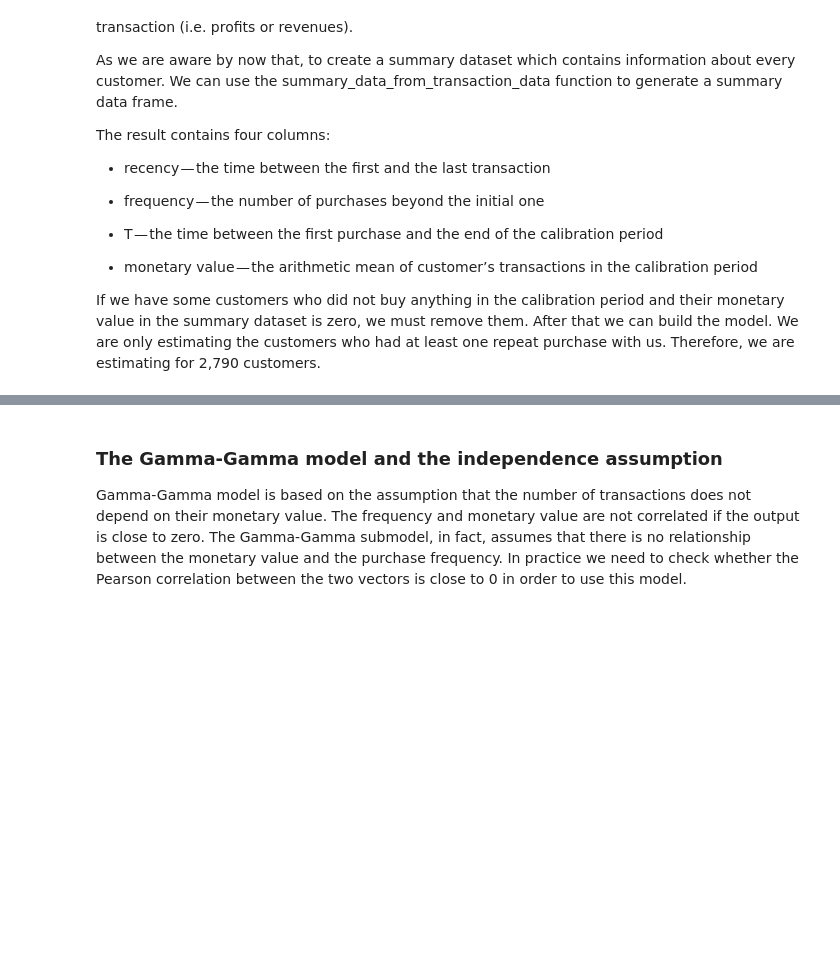
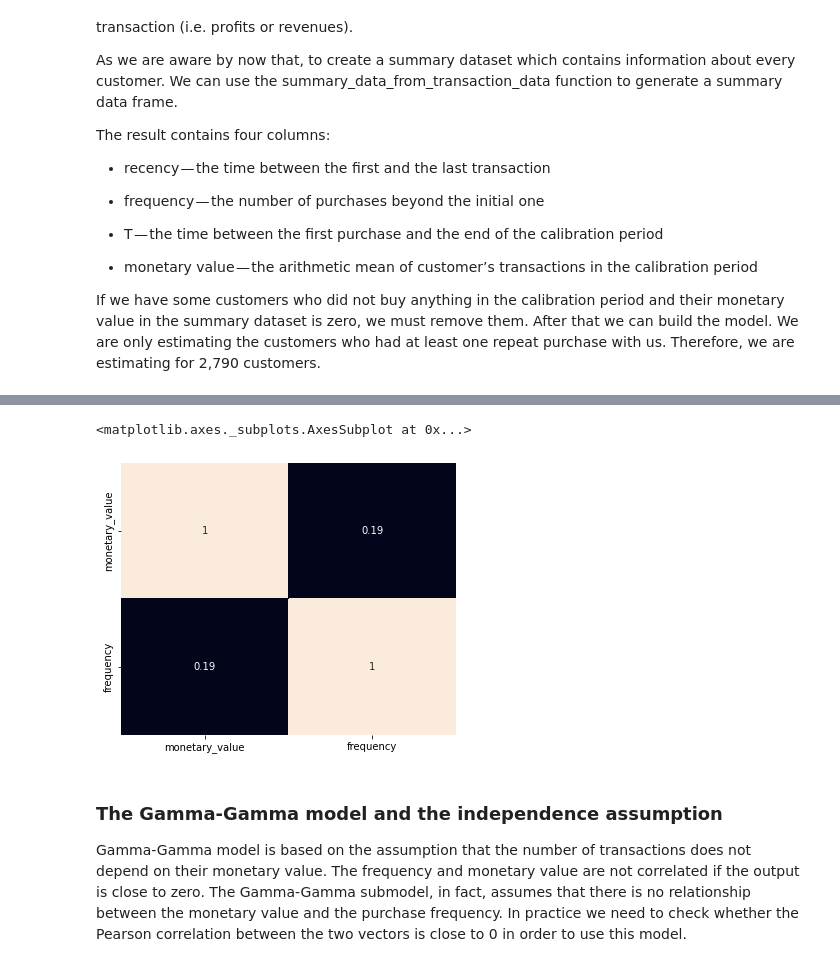
Before and after one commit to mahapara2411/devopsgit, a Jupyter notebook: CLTV.ipynb, the cells around one changed output, grey strips where cells are left out. Cells and saved outputs as stored; diff of their text form; code cells hidden in the pictures; blank space fills up the shorter version.

```diff
--- a/CLTV.ipynb
+++ b/CLTV.ipynb
@@ -779,9 +829,10 @@ bgf.fit(summary['frequency'], summary['recency'], summary['T'])
 ### More model fitting
 With transactional data, we can partition the dataset into a calibration period dataset and a holdout dataset. This is important as we want to test how our model performs on data not yet seen (think cross-validation in standard machine learning literature).
 # %%
+#dividing our dataset into training & holdout
 from lifetimes.utils import calibration_and_holdout_data
 pd.get_option("display.max_columns")
 summary_cal_holdout = calibration_and_holdout_data(data, 'CustomerID', 'InvoiceDate',
-                                        calibration_period_end='2011-06-08',
-                                        observation_period_end='2011-12-9' )
+                                        calibration_period_end='2021-06-08',
+                                        observation_period_end='2021-12-9' )
 print(summary_cal_holdout.head())
@@ -851,3 +953,9 @@ summary[['monetary_value', 'frequency']].corr()
+# %%
+plt.figure(figsize=(6,5))
+sns.heatmap(summary[['monetary_value', 'frequency']].corr(), annot = True, cbar = False)
+# %% [output]
+<matplotlib.axes._subplots.AxesSubplot at 0x...>
+[figure, added]
 # %% [markdown]
 ### The Gamma-Gamma model and the independence assumption
 
```
Also changed, not shown: parts of 44 cells of this notebook.
